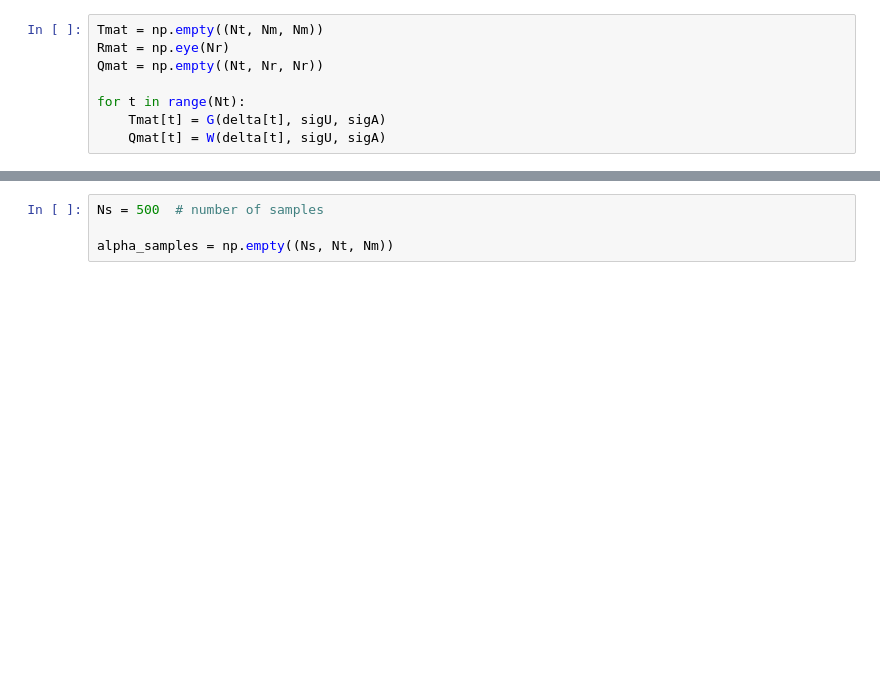
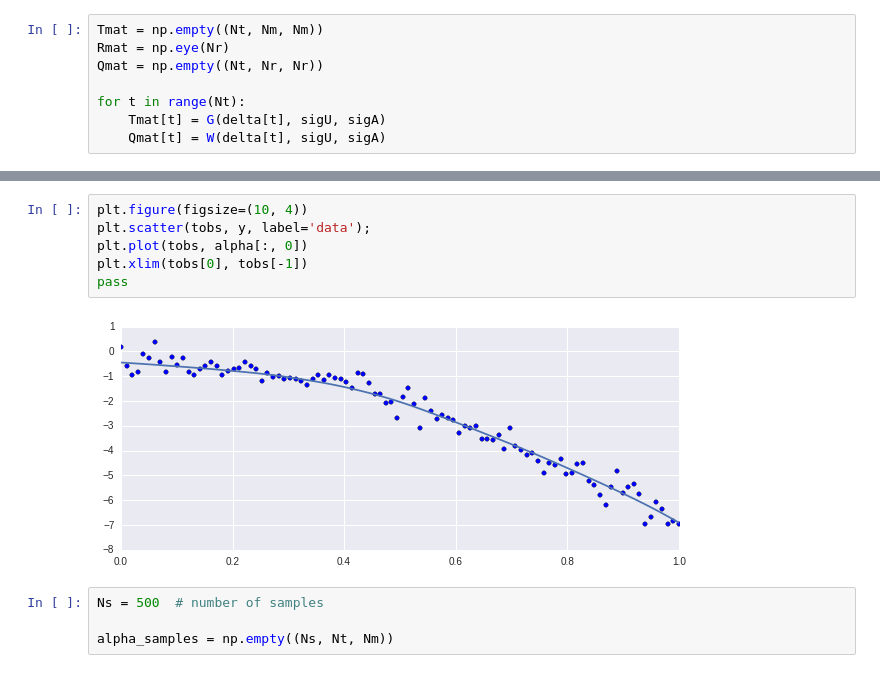
Before and after one commit to jmxpearson/laf, a Jupyter notebook: integration_test_nGP_samples.ipynb, the cells around one changed output, grey strips where cells are left out. Saved outputs shown, nothing was run; the diff lists cells and outputs as text; blank space fills up the shorter version.

Commit message:
sampling now matches to generated data
- not getting a lot of spatially varying smoothness, but fit is okay

```diff
--- a/integration_test_nGP_samples.ipynb
+++ b/integration_test_nGP_samples.ipynb
@@ -125,3 +131,11 @@ for t in range(Nt):
+# %%
+plt.figure(figsize=(10, 4))
+plt.scatter(tobs, y, label='data');
+plt.plot(tobs, alpha[:, 0])
+plt.xlim(tobs[0], tobs[-1])
+pass
+# %% [output]
+[figure, added]
 # %%
 Ns = 500  # number of samples
 
```
Also changed, not shown: parts of 10 cells of this notebook.
